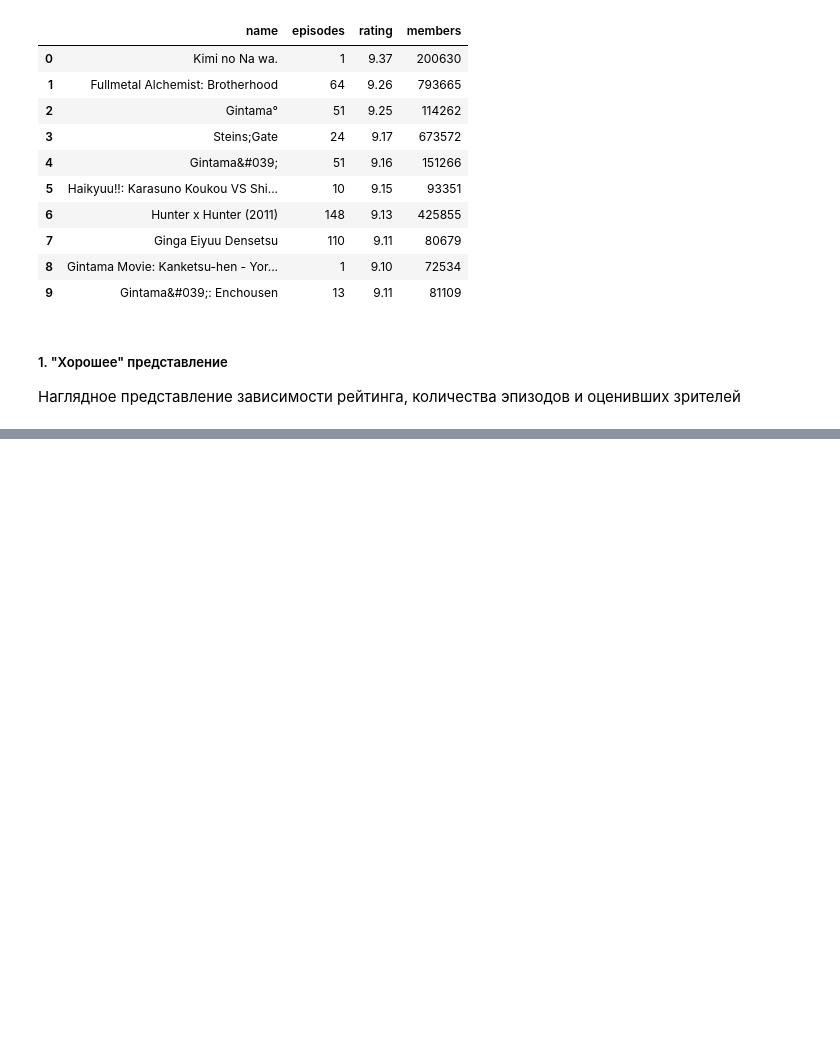
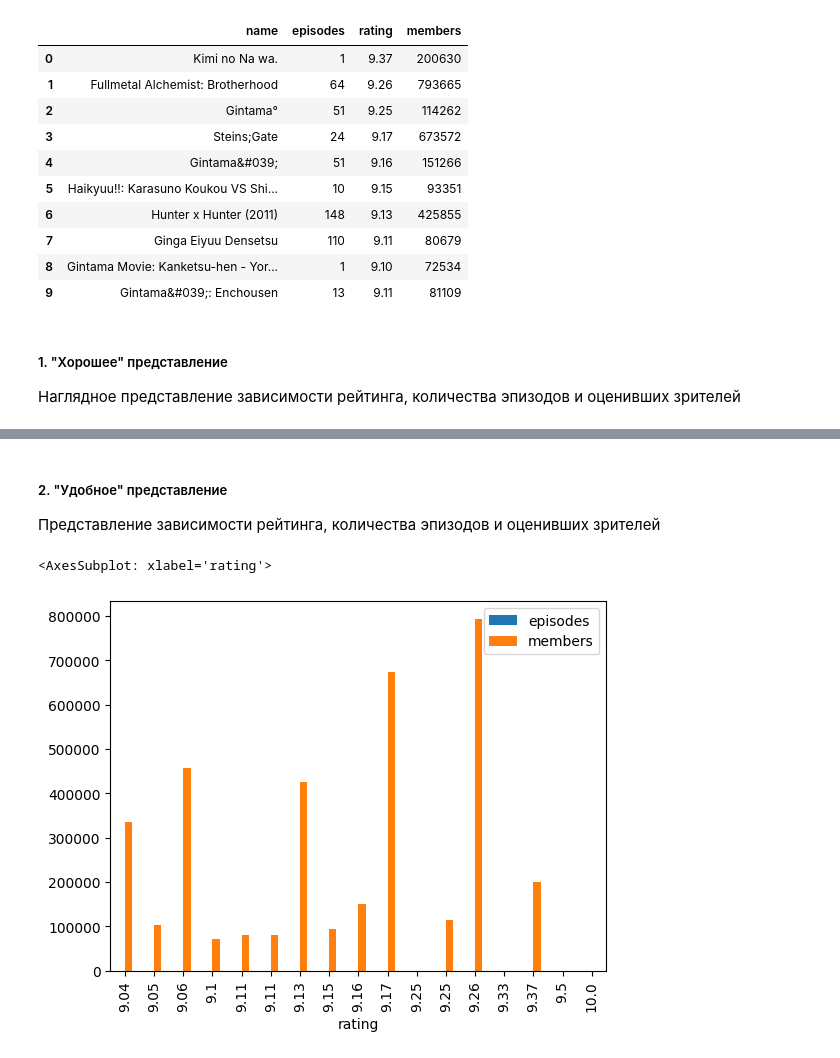
Before and after one commit to TeAnore/2022-DV, a Jupyter notebook: lab1/6231_DV_Lab1_Chaplygin.ipynb, the cells around one changed output, grey strips where cells are left out. Drawn from its saved outputs; the diff is of its cells as text; code cells hidden in the pictures; blank space fills up the shorter version.

```diff
--- a/lab1/6231_DV_Lab1_Chaplygin.ipynb
+++ b/lab1/6231_DV_Lab1_Chaplygin.ipynb
@@ -113,3 +108,10 @@ df_m
+# %% [markdown]
+##### 2. "Удобное" представление
+
+Представление зависимости рейтинга, количества эпизодов и оценивших зрителей
 # %%
-#ring2 = df[df['Rings'] > 25].sort_values('Rings')
-#ring2.plot(x = 'Rings', y = ['Diameter', 'Length', 'Height'], kind = 'bar')
+plot_rating = df_clear[df_clear['rating'] > 9].sort_values('rating')
+plot_rating.plot(x = 'rating', y = ['episodes', 'members'], kind = 'bar')
+# %% [output]
+<AxesSubplot: xlabel='rating'>
+[figure, added]
```
Also changed, not shown: parts of 14 cells of this notebook, 1 other file.
